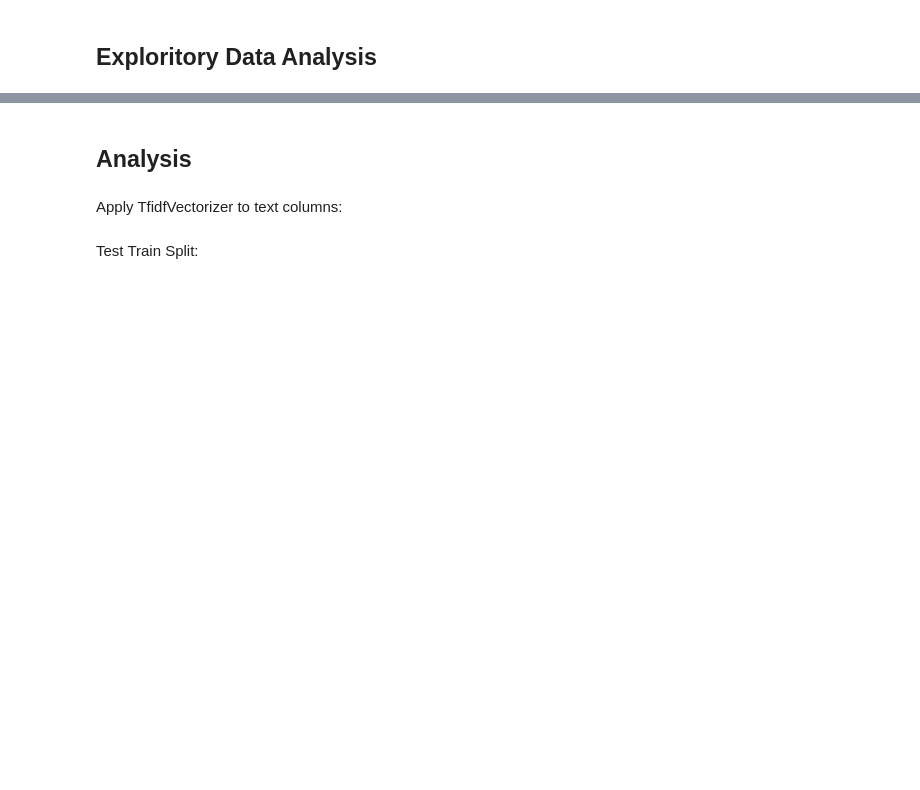
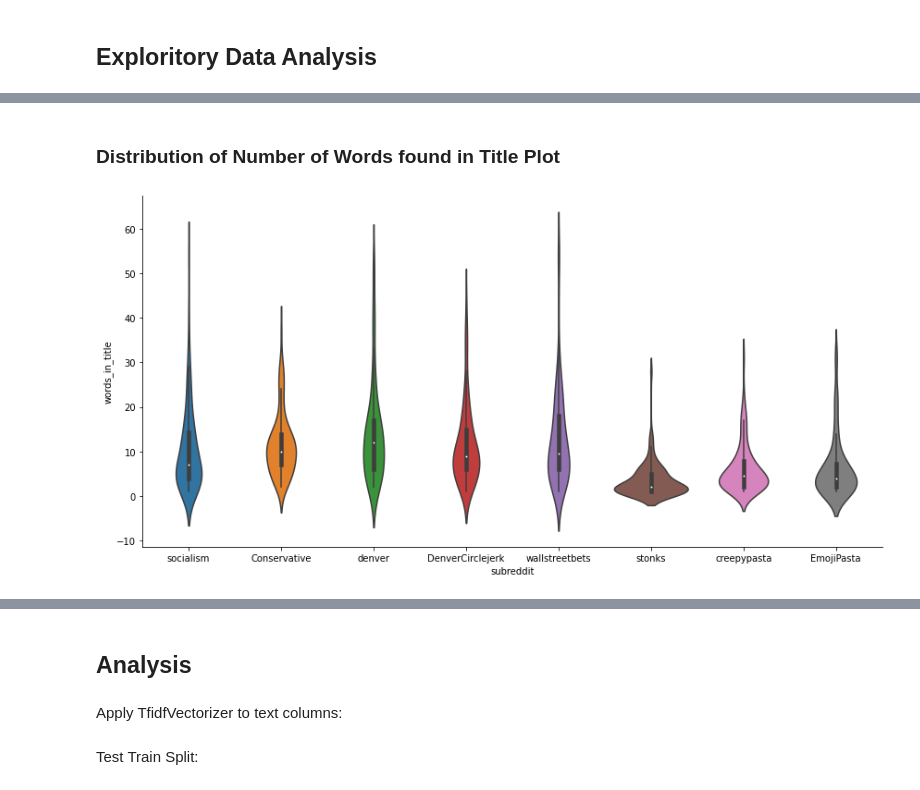
Before and after one commit to jeniscool/tools1-final-project, a Jupyter notebook: project-notebook.ipynb, the cells around one changed output, grey strips where cells are left out. Drawn from its saved outputs; the diff is of its cells as text; code cells hidden in the pictures; blank space fills up the shorter version.

```diff
--- a/project-notebook.ipynb
+++ b/project-notebook.ipynb
@@ -123,0 +226,6 @@ df.head()
+# %% [markdown]
+### Distribution of Number of Words found in Title Plot
+# %%
+sns.catplot(x='subreddit',y='words_in_title',kind='violin',data=df,height=6,aspect=2);
+# %% [output]
+[figure, added]
```
Also changed, not shown: parts of 22 cells of this notebook, 1 other file.
